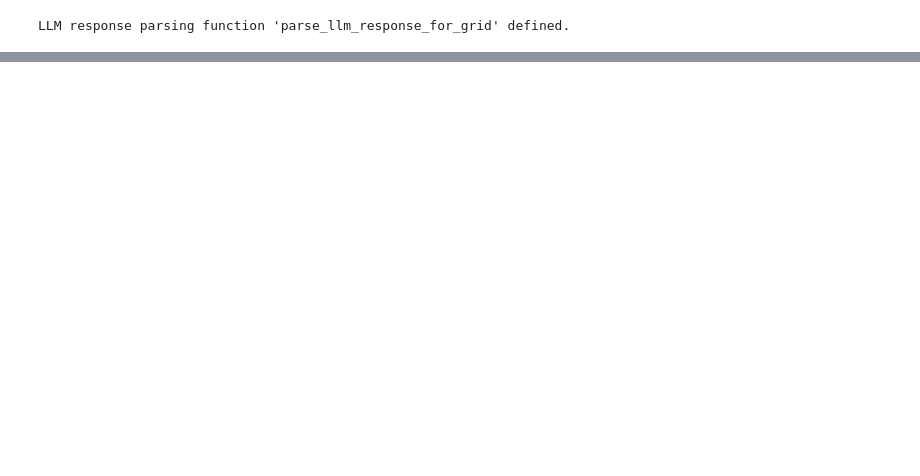
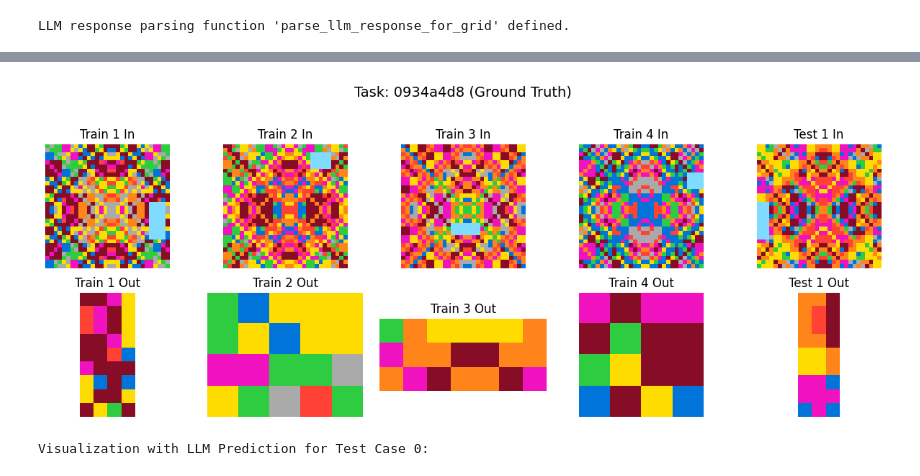
Before and after one commit to Lukhausen/Lepus, a Jupyter notebook: experimental/lukas/benchmarking/run_benchmark.ipynb, the cells around one changed output, grey strips where cells are left out. Drawn from its saved outputs; the diff is of its cells as text; code cells hidden in the pictures; blank space fills up the shorter version.

````diff
--- a/experimental/lukas/benchmarking/run_benchmark.ipynb
+++ b/experimental/lukas/benchmarking/run_benchmark.ipynb
@@ -534,26 +598,28 @@ Let's select a task and a test case, prepare the prompt using our templates, get
 # --- Configuration for Simple Example ---
 EXAMPLE_TASK_ID = '0934a4d8' # Choose a task ID that was loaded
 TEST_CASE_INDEX = 0          # Which test case within the task (usually 0)
-MODEL_NAME = 'gpt-4o'     # The LLM model to use
-# --- End Configuration ---\n",
+MODEL_NAME = 'gpt-4o'        # The LLM model to use
+# --- End Configuration ---
 
-# Check if data is loaded
+# Check if data is loaded and task exists
 if not all_task_data or EXAMPLE_TASK_ID not in all_task_data:
     print(f"\033[91mError: Task data not loaded or Task ID '{EXAMPLE_TASK_ID}' not found.\033[0m")
 else:
     print(f"--- Running Simple Example: Task '{EXAMPLE_TASK_ID}', Test Case {TEST_CASE_INDEX} ---")
 
     # 1. Get Task Data Components
+    task_data_dict = all_task_data[EXAMPLE_TASK_ID] # Get the full task data dict
     train_pairs = get_train_pairs(EXAMPLE_TASK_ID, all_task_data)
     test_inputs = get_test_inputs(EXAMPLE_TASK_ID, all_task_data)
-    test_outputs_truth = get_test_outputs(EXAMPLE_TASK_ID, all_task_data)
+    test_outputs_truth = get_test_outputs(EXAMPLE_TASK_ID, all_task_data) # List of all ground truth outputs
 
-    # Check if the test case index is valid
+    # Check if the test case index is valid (minimal check)
     if TEST_CASE_INDEX >= len(test_inputs):
-        print(f"\033[91mError: Test case index {TEST_CASE_INDEX} is out of bounds for task '{EXAMPLE_TASK_ID}' (has {len(test_inputs)} test cases).\033[0m")
+        print(f"\033[91mError: Test case index {TEST_CASE_INDEX} out of bounds for task '{EXAMPLE_TASK_ID}'.\033[0m")
+        parsed_predicted_grid = None # Ensure this is None if index is invalid
     else:
         target_test_input = test_inputs[TEST_CASE_INDEX]
-        ground_truth_output = test_outputs_truth[TEST_CASE_INDEX]
+        ground_truth_output_single = test_outputs_truth[TEST_CASE_INDEX] # Ground truth for the specific test case
 
         # 2. Prepare Prompt Messages using Templates
         messages = prepare_prompt_messages(
@@ -563,16 +629,24 @@ else:
             test_input_grid=target_test_input
         )
 
+        # --- Print the messages being sent to the LLM ---
+        print("\n--- Messages Sent to LLM --- ")
+        print(json.dumps(messages, indent=2))
+        # ------------------------------------------------
+
         # 3. Get LLM Response
+        print(f"\nSending request to model: {MODEL_NAME}...")
         raw_llm_response = get_llm_response(messages, MODEL_NAME)
+        print("Response received (or failure logged)." if raw_llm_response is not None else "LLM call failed.")
 
         # 4. Parse the LLM Response
         print("\n--- Parsing LLM Response ---")
-        parsed_predicted_grid = parse_llm_response_for_grid(raw_llm_response)
+        parsed_predicted_grid = parse_llm_response_for_grid(raw_llm_response) # Prediction for the specific test case
 
-        # 5. Print Raw Response, Parsed Prediction, and Ground Truth
-        print("\n--- Comparison --- ")
-        print(f"\nRaw LLM Response (first 500 chars):\n```\n{str(raw_llm_response)[:500]}...\n```" if raw_llm_response else "Raw LLM Response: None")
+        # 5. Print Raw Response, Parsed Prediction, and Ground Truth for the specific test case
+        print("\n--- Comparison for Test Case", TEST_CASE_INDEX, "---")
+        # Modified to print the full raw response
+        print(f"\nRaw LLM Response:\n```\n{str(raw_llm_response)}\n```" if raw_llm_response else "Raw LLM Response: None")
 
         if parsed_predicted_grid is not None:
             parsed_grid_string = format_grid_to_string(parsed_predicted_grid)
@@ -581,19 +655,47 @@ else:
             print("\nParsed Predicted Grid: \033[91mParsing Failed (None)\033[0m")
 
         # Format ground truth for easy comparison
-        ground_truth_string = format_grid_to_string(ground_truth_output)
+        ground_truth_string = format_grid_to_string(ground_truth_output_single)
         print(f"\nGround Truth Output (JSON):\n```json\n{ground_truth_string}\n```")
 
-        # Compare parsed grid with ground truth using numpy for robustness
+        # 6. Compare parsed grid with ground truth using numpy (robust)
         if parsed_predicted_grid is not None:
-            # Assume numpy is imported as np earlier
-            is_correct = np.array_equal(np.array(parsed_predicted_grid), np.array(ground_truth_output))
-
-            if is_correct:
-                 print("\n\033[92mParsed Grid Match: Parsed prediction matches ground truth!\033[0m")
-            else:
-                 print("\n\033[91mParsed Grid Match: Parsed prediction differs from ground truth.\033[0m")
+            try:
+                np_predicted = np.array(parsed_predicted_grid)
+                np_truth = np.array(ground_truth_output_single)
+                if np_predicted.shape == np_truth.shape and np.array_equal(np_predicted, np_truth):
+                     print("\n\033[92mParsed Grid Match: Prediction matches ground truth!\033[0m")
+                else:
+                     shape_mismatch = "" if np_predicted.shape == np_truth.shape else f" (Shape mismatch: {np_predicted.shape} vs {np_truth.shape})"
+                     print(f"\n\033[91mParsed Grid Match: Prediction differs from ground truth.{shape_mismatch}\033[0m")
+            except ValueError as e:
+                 print(f"\n\033[91mComparison Error: Could not convert/compare grids: {e}\033[0m")
         else:
             print("\nCannot compare parsed grid as parsing failed.")
+
+    # --- Visualization Section ---
+    print(f"\n--- Visualizing Task {EXAMPLE_TASK_ID} ---")
+
+    # 7. Visualize Task with Ground Truth Solutions
+    print(f"\nVisualization with Ground Truth:")
+    visualize_task(task_data_dict,
+                     task_solutions=test_outputs_truth, # Use the list of all ground truths
+                     title=f"Task: {EXAMPLE_TASK_ID} (Ground Truth)")
+
+    # 8. Visualize Task with LLM's Prediction (for the specific test case)
+    print(f"\nVisualization with LLM Prediction for Test Case {TEST_CASE_INDEX}:")
+    # Create a list to hold solutions for visualization, starting with ground truths
+    import copy
+    solutions_for_llm_viz = copy.deepcopy(test_outputs_truth)
+
+    # If prediction exists and index is valid, replace the corresponding ground truth
+    # If prediction failed or index was invalid, parsed_predicted_grid will be None
+    if TEST_CASE_INDEX < len(solutions_for_llm_viz):
+        solutions_for_llm_viz[TEST_CASE_INDEX] = parsed_predicted_grid # Replace with prediction (or None if failed)
+
+    # Visualize using the modified list
+    visualize_task(task_data_dict,
+                     task_solutions=solutions_for_llm_viz, # Use the list possibly containing the prediction or None
+                     title=f"Task: {EXAMPLE_TASK_ID} (LLM Prediction for Test {TEST_CASE_INDEX+1})")
 # %% [output]
 --- Running Simple Example: Task '0934a4d8', Test Case 0 ---
@@ -615,0 +718,2 @@ Parsed Grid Match: Parsed prediction differs from ground truth.
+[figure, added]
+Visualization with LLM Prediction for Test Case 0:
````
Also changed, not shown: parts of 21 cells of this notebook, 2 other files.
